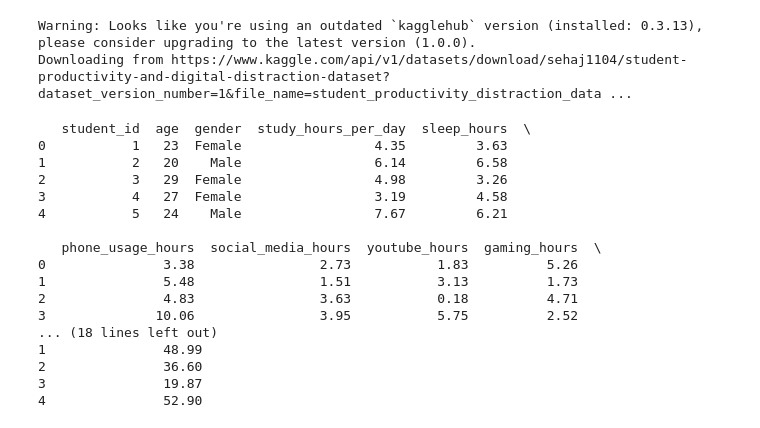
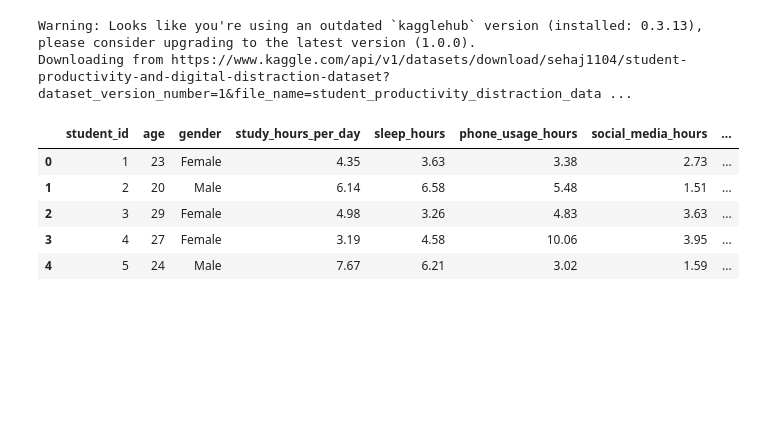
Before and after one commit to amarjithanand/Student-Productivity-Tracker, a Jupyter notebook: StudentProductivityTracker.ipynb, the cells around one changed output. Saved outputs shown, nothing was run; the diff lists cells and outputs as text; code cells hidden in the pictures; blank space fills up the shorter version.

```diff
--- a/StudentProductivityTracker.ipynb
+++ b/StudentProductivityTracker.ipynb
@@ -9,23 +9,12 @@ df = kagglehub.load_dataset(KaggleDatasetAdapter.PANDAS,"sehaj1104/student-produ
 # %% [output]
 Warning: Looks like you're using an outdated `kagglehub` version (installed: 0.3.13), please consider upgrading to the latest version (1.0.0).
 Downloading from https://www.kaggle.com/api/v1/datasets/download/sehaj1104/student-productivity-and-digital-distraction-dataset?dataset_version_number=1&file_name=student_productivity_distraction_data ...
-# %%
-print(df.head())
-# %% [output]
-   student_id  age  gender  study_hours_per_day  sleep_hours  \
-0           1   23  Female                 4.35         3.63
-1           2   20    Male                 6.14         6.58
-2           3   29  Female                 4.98         3.26
-3           4   27  Female                 3.19         4.58
-4           5   24    Male                 7.67         6.21
-
-   phone_usage_hours  social_media_hours  youtube_hours  gaming_hours  \
-0               3.38                2.73           1.83          5.26
-1               5.48                1.51           3.13          1.73
-2               4.83                3.63           0.18          4.71
-3              10.06                3.95           5.75          2.52
-... (18 lines left out)
-1               48.99
-2               36.60
-3               19.87
-4               52.90
+# %%
+df.head()
+# %% [output]
+|  | student_id | age | gender | study_hours_per_day | sleep_hours | phone_usage_hours | social_media_hours | ... |
+| 0 | 1 | 23 | Female | 4.35 | 3.63 | 3.38 | 2.73 | ... |
+| 1 | 2 | 20 | Male | 6.14 | 6.58 | 5.48 | 1.51 | ... |
+| 2 | 3 | 29 | Female | 4.98 | 3.26 | 4.83 | 3.63 | ... |
+| 3 | 4 | 27 | Female | 3.19 | 4.58 | 10.06 | 3.95 | ... |
+| 4 | 5 | 24 | Male | 7.67 | 6.21 | 3.02 | 1.59 | ... |
```
Also changed, not shown: parts of 2 cells of this notebook.
